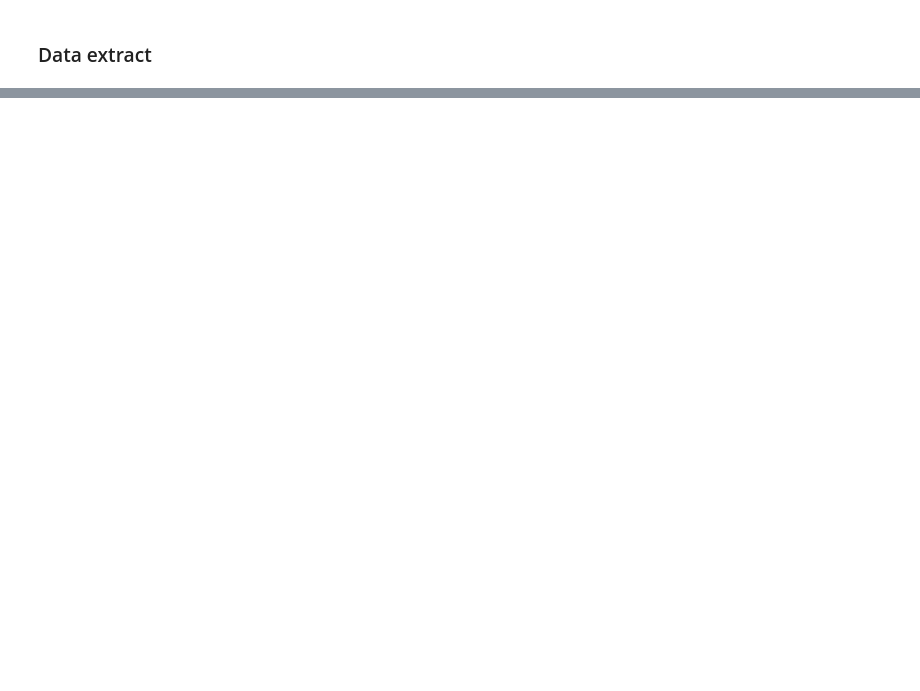
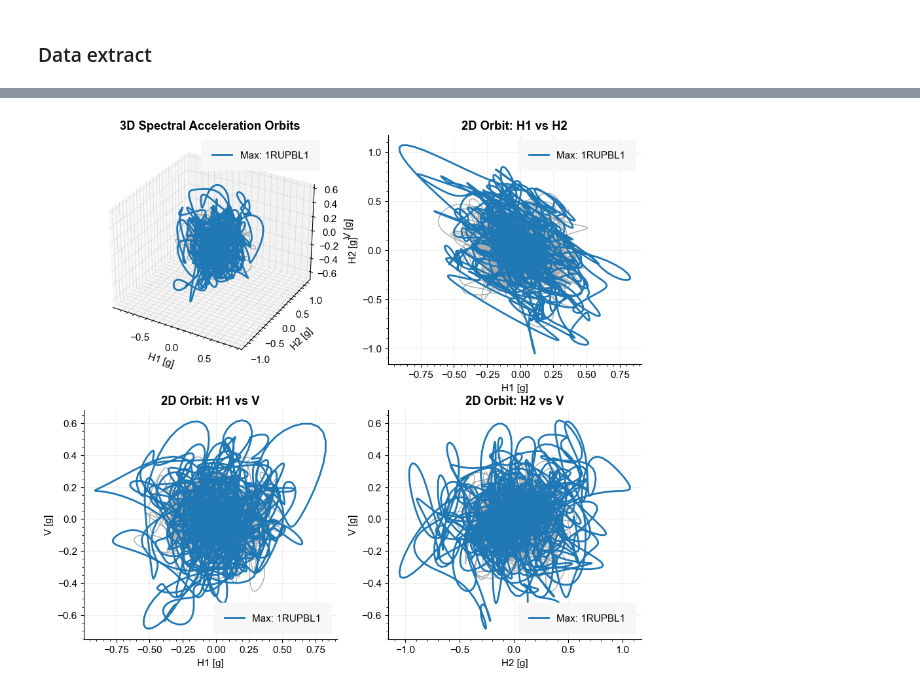
Before and after one commit to ppalacios92/EarthquakeSignal, a Jupyter notebook: src/EarthquakeSignal/examples/Example_RUP.ipynb, the cells around one changed output, grey strips where cells are left out. Cells and saved outputs as stored; diff of their text form; code cells hidden in the pictures; blank space fills up the shorter version.

```diff
--- a/src/EarthquakeSignal/examples/Example_RUP.ipynb
+++ b/src/EarthquakeSignal/examples/Example_RUP.ipynb
@@ -336,0 +363,90 @@ plt.show()
+# %%
+import matplotlib.pyplot as plt
+from mpl_toolkits.mplot3d import Axes3D
+import numpy as np
+
+# ========== Preprocesamiento ==========
+max_r_by_record = {}
+all_orbits_3d = {}
+
+for rsn, eq in earthquake.items():
+    try:
+        a1 = eq.newmark_spectra["H1"]["a_corr"]
+        a2 = eq.newmark_spectra["H2"]["a_corr"]
+        a3 = eq.newmark_spectra["V"]["a_corr"]
+    except KeyError:
+        continue
+
+    n = min(len(a1), len(a2), len(a3))
+    a1 = np.array(a1[:n])
+    a2 = np.array(a2[:n])
+    a3 = np.array(a3[:n])
+
+    r = np.sqrt(a1**2 + a2**2 + a3**2)
+    max_r = np.max(r)
+    max_r_by_record[rsn] = max_r
+    all_orbits_3d[rsn] = (a1, a2, a3)
+
+max_rsn = max(max_r_by_record, key=max_r_by_record.get)
+a1_max, a2_max, a3_max = all_orbits_3d[max_rsn]
+
+# ========== Figure con 4 subplots ==========
+fig = plt.figure(figsize=(11, 10))
+
+# Subplot 1: 3D ORBIT (H1, H2, V)
+ax1 = fig.add_subplot(2, 2, 1, projection='3d')
+for rsn, (a1, a2, a3) in all_orbits_3d.items():
+    if rsn == max_rsn:
+        continue
+    ax1.plot(a1, a2, a3, color='darkgray', linewidth=1)
+ax1.plot(a1_max, a2_max, a3_max, color='tab:blue', linewidth=2.0, label=f"Max: {max_rsn}")
+ax1.set_title("3D Spectral Acceleration Orbits", fontweight="bold")
+ax1.set_xlabel("H1 [g]")
+ax1.set_ylabel("H2 [g]")
+ax1.set_zlabel("V [g]")
+ax1.legend()
+
+# Subplot 2: PLANTA (H1 vs H2)
+ax2 = fig.add_subplot(2, 2, 2)
+for rsn, (a1, a2, _) in all_orbits_3d.items():
+    if rsn == max_rsn:
+        continue
+    ax2.plot(a1, a2, color='darkgray', linewidth=1)
+ax2.plot(a1_max, a2_max, color='tab:blue', linewidth=2.0, label=f"Max: {max_rsn}")
+ax2.set_title("2D Orbit: H1 vs H2", fontweight="bold")
+ax2.set_xlabel("H1 [g]")
+ax2.set_ylabel("H2 [g]")
+ax2.grid(True)
+ax2.legend()
+
+# Subplot 3: VISTA LATERAL YZ (H1 vs V)
+ax3 = fig.add_subplot(2, 2, 3)
+for rsn, (a1, _, a3) in all_orbits_3d.items():
+    if rsn == max_rsn:
+        continue
+    ax3.plot(a1, a3, color='darkgray', linewidth=1)
+ax3.plot(a1_max, a3_max, color='tab:blue', linewidth=2.0, label=f"Max: {max_rsn}")
+ax3.set_title("2D Orbit: H1 vs V", fontweight="bold")
+ax3.set_xlabel("H1 [g]")
+ax3.set_ylabel("V [g]")
+ax3.grid(True)
+ax3.legend()
+
+# Subplot 4: VISTA LATERAL XZ (H2 vs V)
+ax4 = fig.add_subplot(2, 2, 4)
+for rsn, (_, a2, a3) in all_orbits_3d.items():
+    if rsn == max_rsn:
+        continue
+    ax4.plot(a2, a3, color='darkgray', linewidth=1)
+ax4.plot(a2_max, a3_max, color='tab:blue', linewidth=2.0, label=f"Max: {max_rsn}")
+ax4.set_title("2D Orbit: H2 vs V", fontweight="bold")
+ax4.set_xlabel("H2 [g]")
+ax4.set_ylabel("V [g]")
+ax4.grid(True)
+ax4.legend()
+
+# Mostrar
+
+plt.show()
+# %% [output]
+[figure, added]
```
Also changed, not shown: parts of 7 cells of this notebook, 1 other file.
